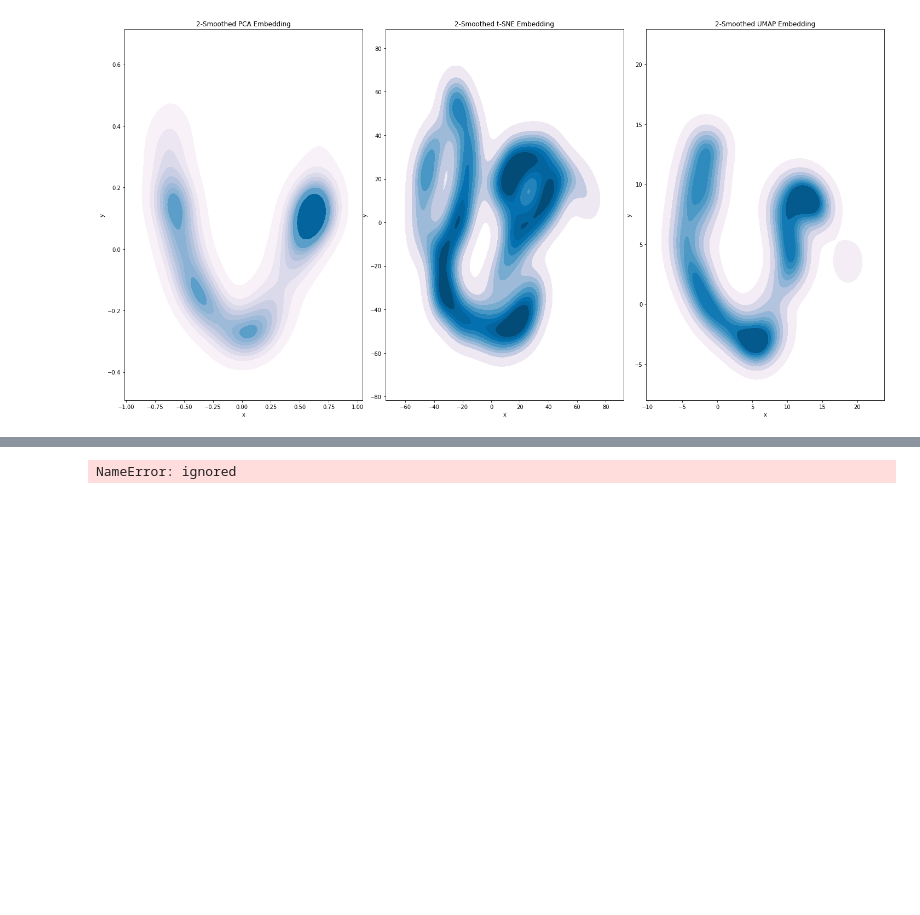
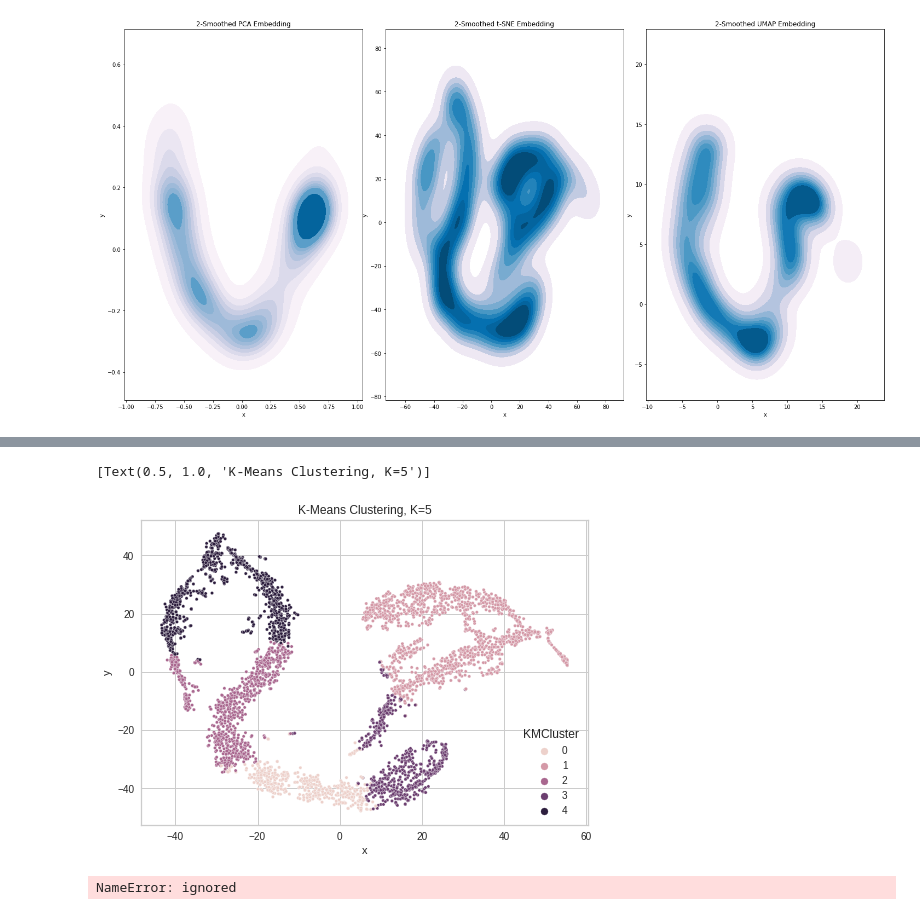
Before and after one commit to jt-ut/GaiaREU, a Jupyter notebook: GaiaREU-ML_v1.ipynb, the cells around one changed output, grey strips where cells are left out. Cells and saved outputs as stored; diff of their text form; code cells hidden in the pictures; blank space fills up the shorter version.

```diff
--- a/GaiaREU-ML_v1.ipynb
+++ b/GaiaREU-ML_v1.ipynb
@@ -279,0 +306,10 @@ Requirement already satisfied: six>=1.5 in /usr/local/lib/python3.10/dist-packag
+# %%
+## Uncomment the line corresponding to your favorite embedding, and run this cell.
+## Later, we will use your favorite embedding to visualize more information learned from Gaia
+
+#X_best = X_tsne_lo
+#X_best = X_tsne
+X_best = X_tsne_hi
+#X_best = X_umap_lo
+#X_best = X_umap
+#X_best = X_umap_hi
@@ -280 +328,11 @@ Requirement already satisfied: six>=1.5 in /usr/local/lib/python3.10/dist-packag
+# %%
+## Run K-Means Clustering with K=5 groups
+#  Calling KMeans returns an integer vector, length = nrows(flux),
+#  which contains the cluster label for each Gaia source
+X_best['KMCluster'] = KMeans(n_clusters=5, random_state=123).fit(flux).labels_
+# %%
+sns.scatterplot(x='x', y='y', hue='KMCluster', data = X_best, s=10).set(title='K-Means Clustering, K=5')
+# %% [output]
+[Text(0.5, 1.0, 'K-Means Clustering, K=5')]
+[figure, added]
 # %%
```
Also changed, not shown: parts of 20 cells of this notebook.
